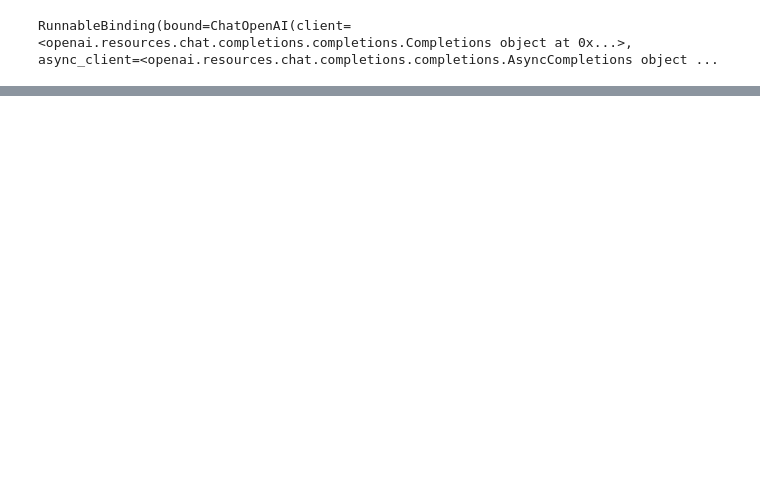
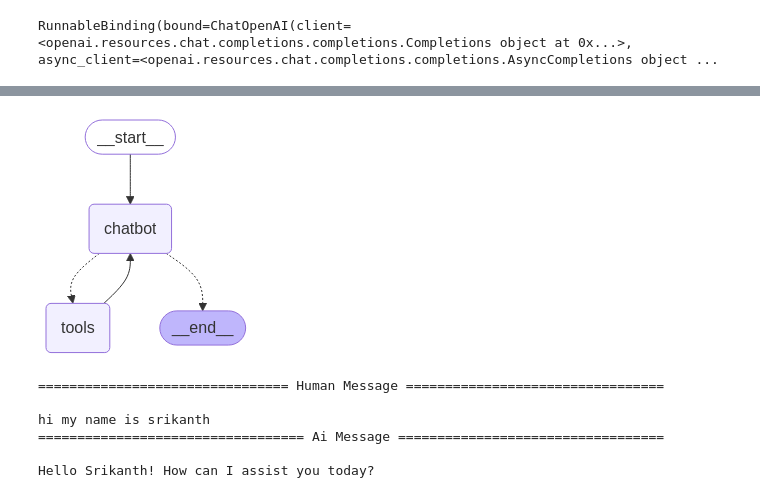
Before and after one commit to Srikanth635/home_testing, a Jupyter notebook: src/udemy_langgraph/lg1.ipynb, the cells around one changed output, grey strips where cells are left out. Cells and saved outputs as stored; diff of their text form; code cells hidden in the pictures; blank space fills up the shorter version.

```diff
--- a/src/udemy_langgraph/lg1.ipynb
+++ b/src/udemy_langgraph/lg1.ipynb
@@ -255,0 +260,10 @@ ReadTimeout: HTTPSConnectionPool(host='mermaid.ink', port=443): Read timed out.
+# %%
+from langgraph.checkpoint.memory import MemorySaver
+from langgraph.checkpoint.sqlite import SqliteSaver
+
+memory = SqliteSaver.from_conn_string(':memory:')
+graph_with_tools = graph_builder.compile(checkpointer=MemorySaver())
+# %%
+display(Image(graph_with_tools.get_graph().draw_mermaid_png()))
+# %% [output]
+[figure, added]
@@ -255,0 +276,16 @@ ReadTimeout: HTTPSConnectionPool(host='mermaid.ink', port=443): Read timed out.
+# %%
+prompt = 'hi my name is srikanth'
+events = graph_with_tools.stream(
+    {'messages' : ('user', prompt)},
+    config=config,
+    stream_mode='values'
+)
+for event in events:
+    event['messages'][-1].pretty_print()
+# %% [output]
+================================ Human Message =================================
+
+hi my name is srikanth
+================================== Ai Message ==================================
+
+Hello Srikanth! How can I assist you today?
```
Also changed, not shown: parts of 25 cells of this notebook, 1 other file.
